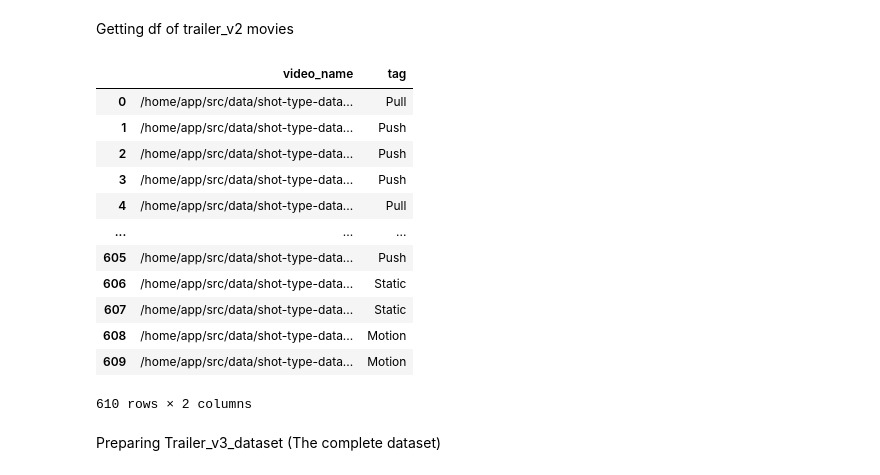
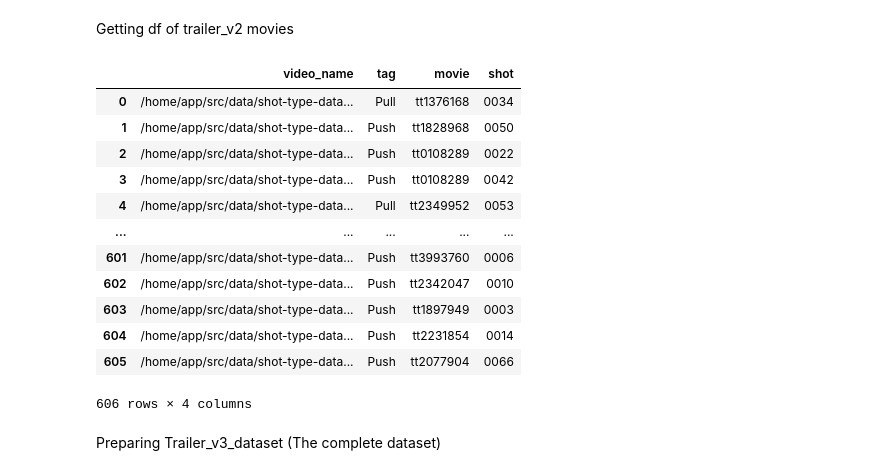
Before and after one commit to DaDeCar/Shot-type-for-Ads-DD, a Jupyter notebook: notebooks/move/data_aug/prepare_df _of_video_aug.ipynb, the cells around one changed output. Cells and saved outputs as stored; diff of their text form; code cells hidden in the pictures.

```diff
--- a/notebooks/move/data_aug/prepare_df _of_video_aug.ipynb
+++ b/notebooks/move/data_aug/prepare_df _of_video_aug.ipynb
@@ -60,22 +60,22 @@ Building V2_trailer_Dataset
 Getting df of trailer_v2 movies
 # %%
 # Getting df of trailer_vw movies
-v2_df= pd.read_csv('/home/app/src/CSV/dataset_v2.csv')
+v2_df= pd.read_csv('/home/app/src/CSV/dataset_v2.csv',dtype={"shot": str})
 v2_df
 # %% [output]
-|  | video_name | tag |
-| 0 | /home/app/src/data/shot-type-data... | Pull |
-| 1 | /home/app/src/data/shot-type-data... | Push |
-| 2 | /home/app/src/data/shot-type-data... | Push |
-| 3 | /home/app/src/data/shot-type-data... | Push |
-| 4 | /home/app/src/data/shot-type-data... | Pull |
-| ... | ... | ... |
-| 605 | /home/app/src/data/shot-type-data... | Push |
-| 606 | /home/app/src/data/shot-type-data... | Static |
-| 607 | /home/app/src/data/shot-type-data... | Static |
-| 608 | /home/app/src/data/shot-type-data... | Motion |
-| 609 | /home/app/src/data/shot-type-data... | Motion |
+|  | video_name | tag | movie | shot |
+| 0 | /home/app/src/data/shot-type-data... | Pull | tt1376168 | 0034 |
+| 1 | /home/app/src/data/shot-type-data... | Push | tt1828968 | 0050 |
+| 2 | /home/app/src/data/shot-type-data... | Push | tt0108289 | 0022 |
+| 3 | /home/app/src/data/shot-type-data... | Push | tt0108289 | 0042 |
+| 4 | /home/app/src/data/shot-type-data... | Pull | tt2349952 | 0053 |
+| ... | ... | ... | ... | ... |
+| 601 | /home/app/src/data/shot-type-data... | Push | tt3993760 | 0006 |
+| 602 | /home/app/src/data/shot-type-data... | Push | tt2342047 | 0010 |
+| 603 | /home/app/src/data/shot-type-data... | Push | tt1897949 | 0003 |
+| 604 | /home/app/src/data/shot-type-data... | Push | tt2231854 | 0014 |
+| 605 | /home/app/src/data/shot-type-data... | Push | tt2077904 | 0066 |
-610 rows × 2 columns
+606 rows × 4 columns
 # %% [markdown]
 Preparing Trailer_v3_dataset (The complete dataset)
 # %%
```
Also changed, not shown: parts of 9 cells of this notebook, 44 other files.
